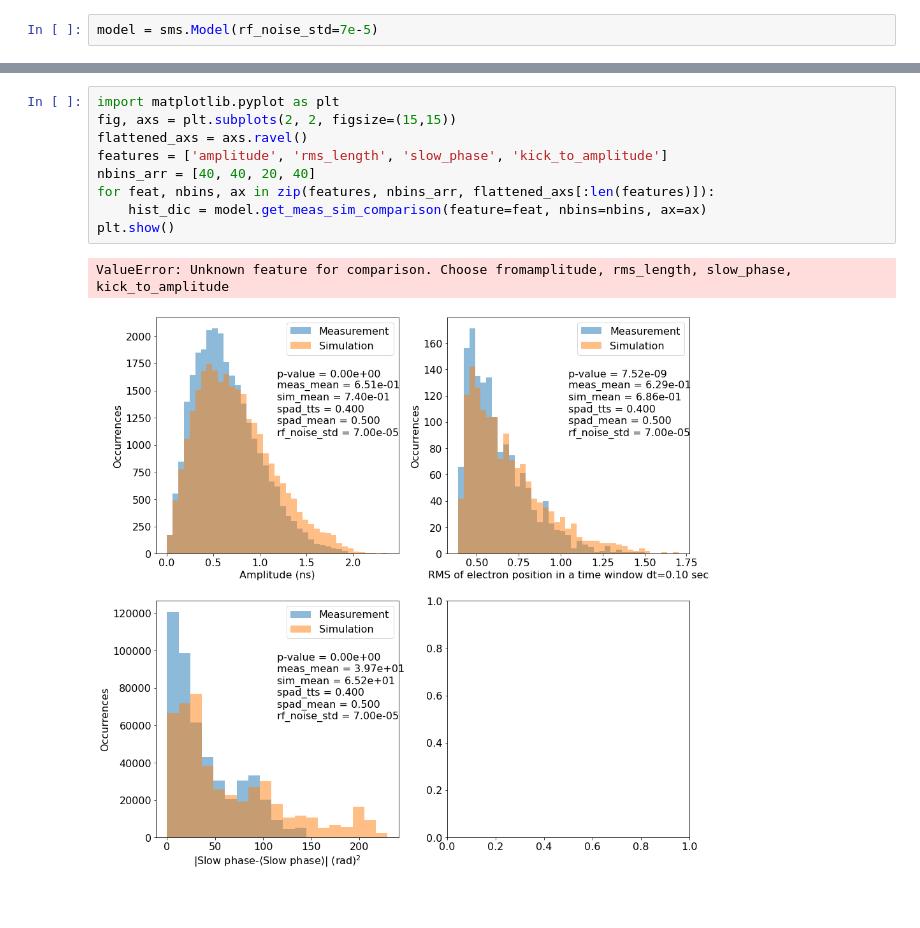
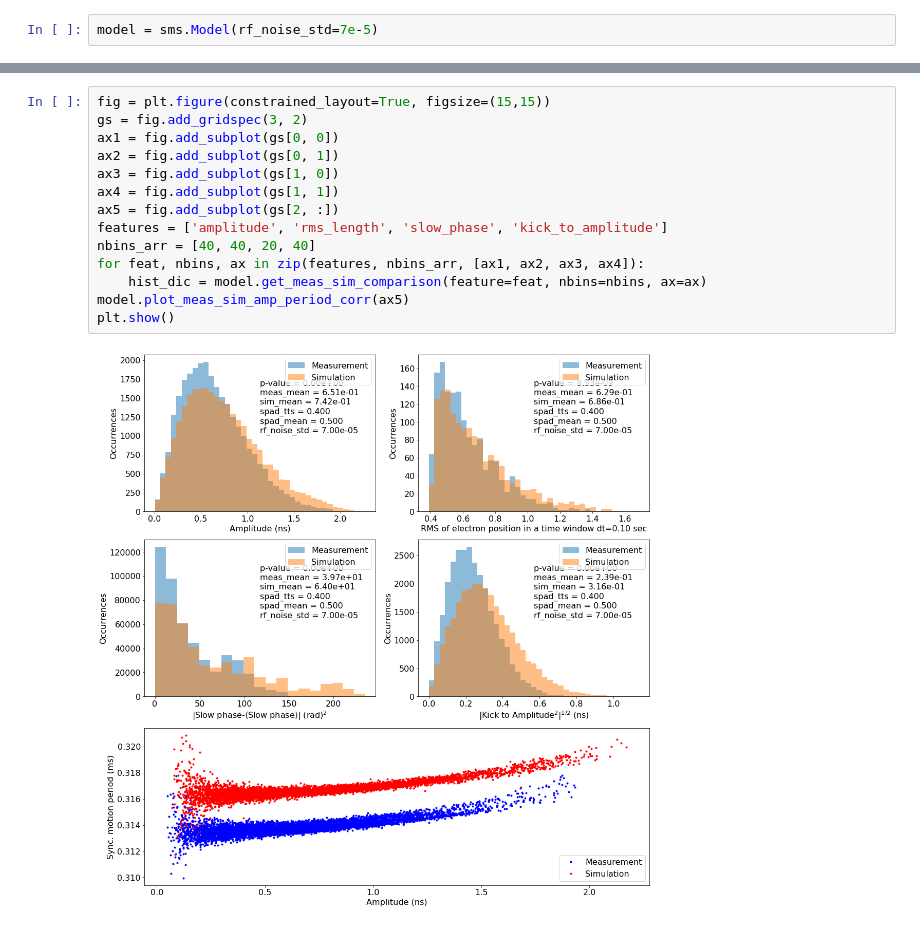
Before and after one commit to IharLobach/ursse, a Jupyter notebook: analyzing_collected_data/all_single_electron_data/testing_Model_class.ipynb, the cells around one changed output, grey strips where cells are left out. Cells and saved outputs as stored; diff of their text form; blank space fills up the shorter version.

Commit message:
added period-amp correlation plot to the model class

```diff
--- a/analyzing_collected_data/all_single_electron_data/testing_Model_class.ipynb
+++ b/analyzing_collected_data/all_single_electron_data/testing_Model_class.ipynb
@@ -35,12 +42,16 @@ Wall time: 1min 57s
 # %%
-import matplotlib.pyplot as plt
-fig, axs = plt.subplots(2, 2, figsize=(15,15))
-flattened_axs = axs.ravel()
+fig = plt.figure(constrained_layout=True, figsize=(15,15))
+gs = fig.add_gridspec(3, 2)
+ax1 = fig.add_subplot(gs[0, 0])
+ax2 = fig.add_subplot(gs[0, 1])
+ax3 = fig.add_subplot(gs[1, 0])
+ax4 = fig.add_subplot(gs[1, 1])
+ax5 = fig.add_subplot(gs[2, :])
 features = ['amplitude', 'rms_length', 'slow_phase', 'kick_to_amplitude']
 nbins_arr = [40, 40, 20, 40]
-for feat, nbins, ax in zip(features, nbins_arr, flattened_axs[:len(features)]):
+for feat, nbins, ax in zip(features, nbins_arr, [ax1, ax2, ax3, ax4]):
     hist_dic = model.get_meas_sim_comparison(feature=feat, nbins=nbins, ax=ax)
+model.plot_meas_sim_amp_period_corr(ax5)
 plt.show()
 # %% [output]
-ValueError: Unknown feature for comparison. Choose fromamplitude, rms_length, slow_phase, kick_to_amplitude
-[figure, old version]
+[figure, new version]
```
Also changed, not shown: parts of 3 cells of this notebook, 2 other files.
